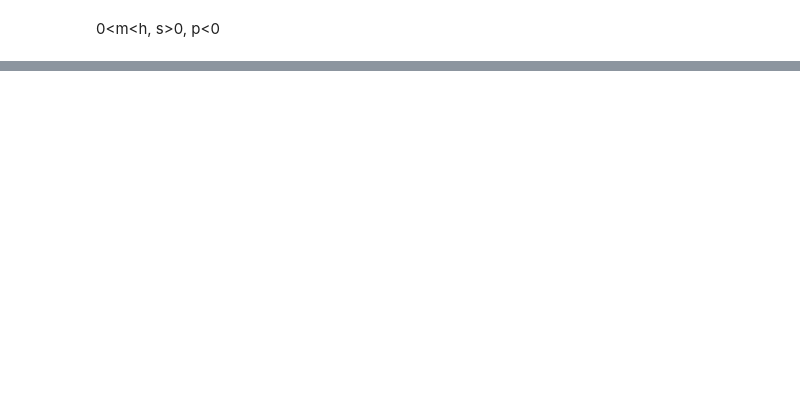
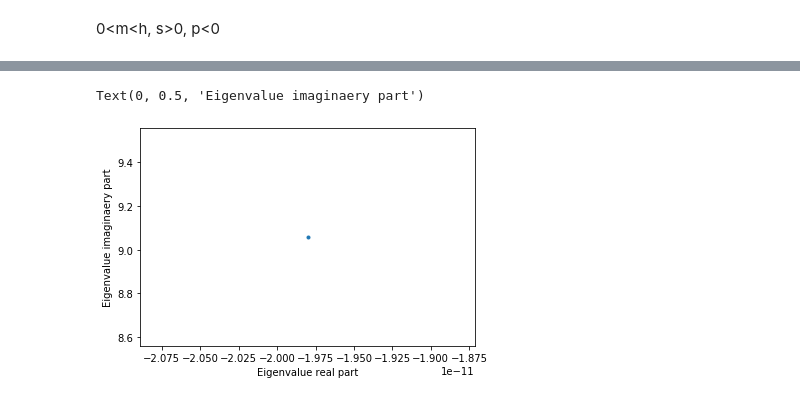
Before and after one commit to jarzavala/LA-Brown-JRitt, a Jupyter notebook: Project.ipynb, the cells around one changed output, grey strips where cells are left out. Saved outputs shown, nothing was run; the diff lists cells and outputs as text; code cells hidden in the pictures; blank space fills up the shorter version.

```diff
--- a/Project.ipynb
+++ b/Project.ipynb
@@ -197,0 +371,8 @@ print(y_out[-1,0], y_out[-1,1], y_out[-1,2])
+# %%
+eigval = evals_vec[0][1]
+plt.plot(np.real(eigval),np.imag(eigval),'.')
+plt.xlabel('Eigenvalue real part')
+plt.ylabel('Eigenvalue imaginary part')
+# %% [output]
+Text(0, 0.5, 'Eigenvalue imaginaery part')
+[figure, added]
```
Also changed, not shown: parts of 8 cells of this notebook.
